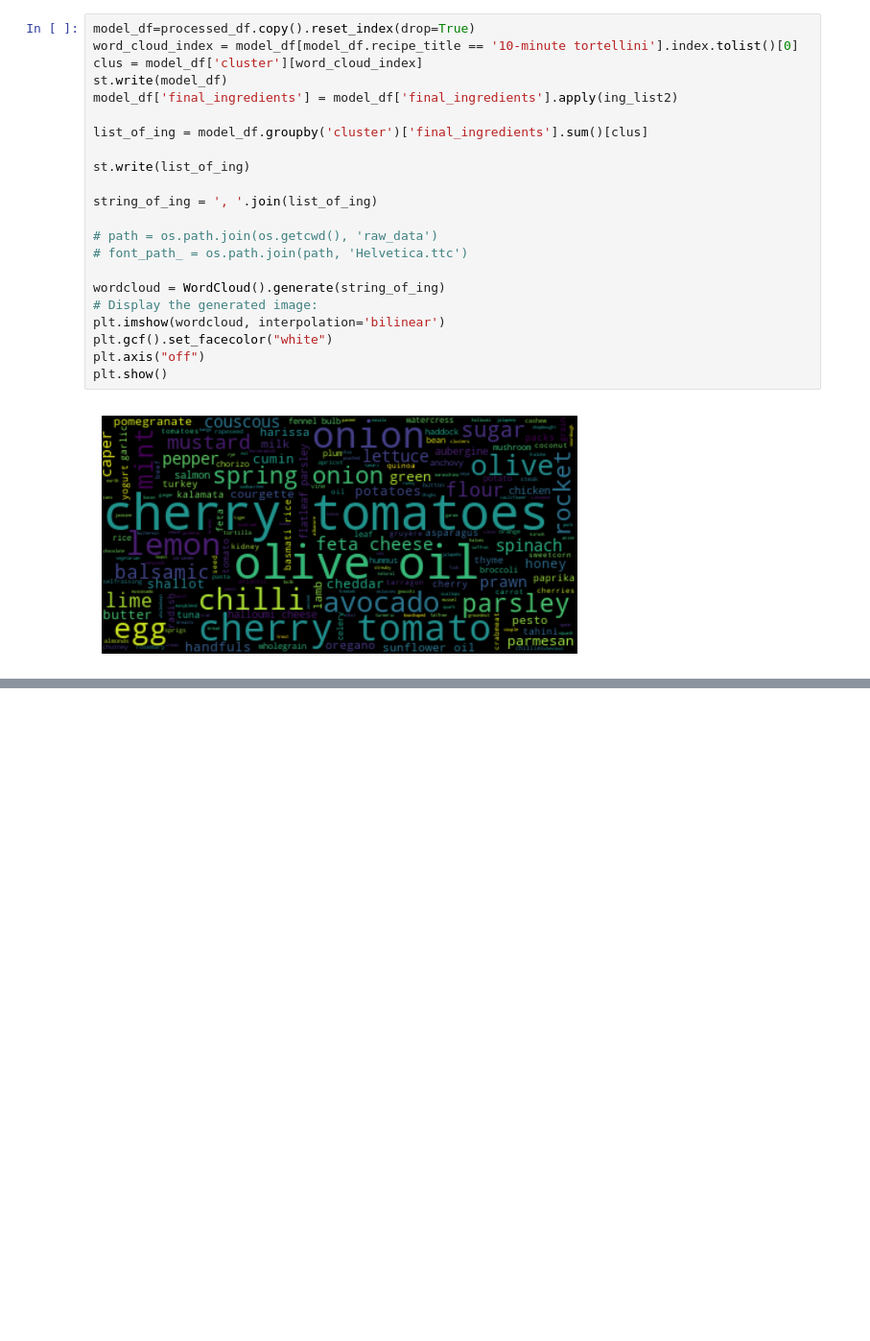
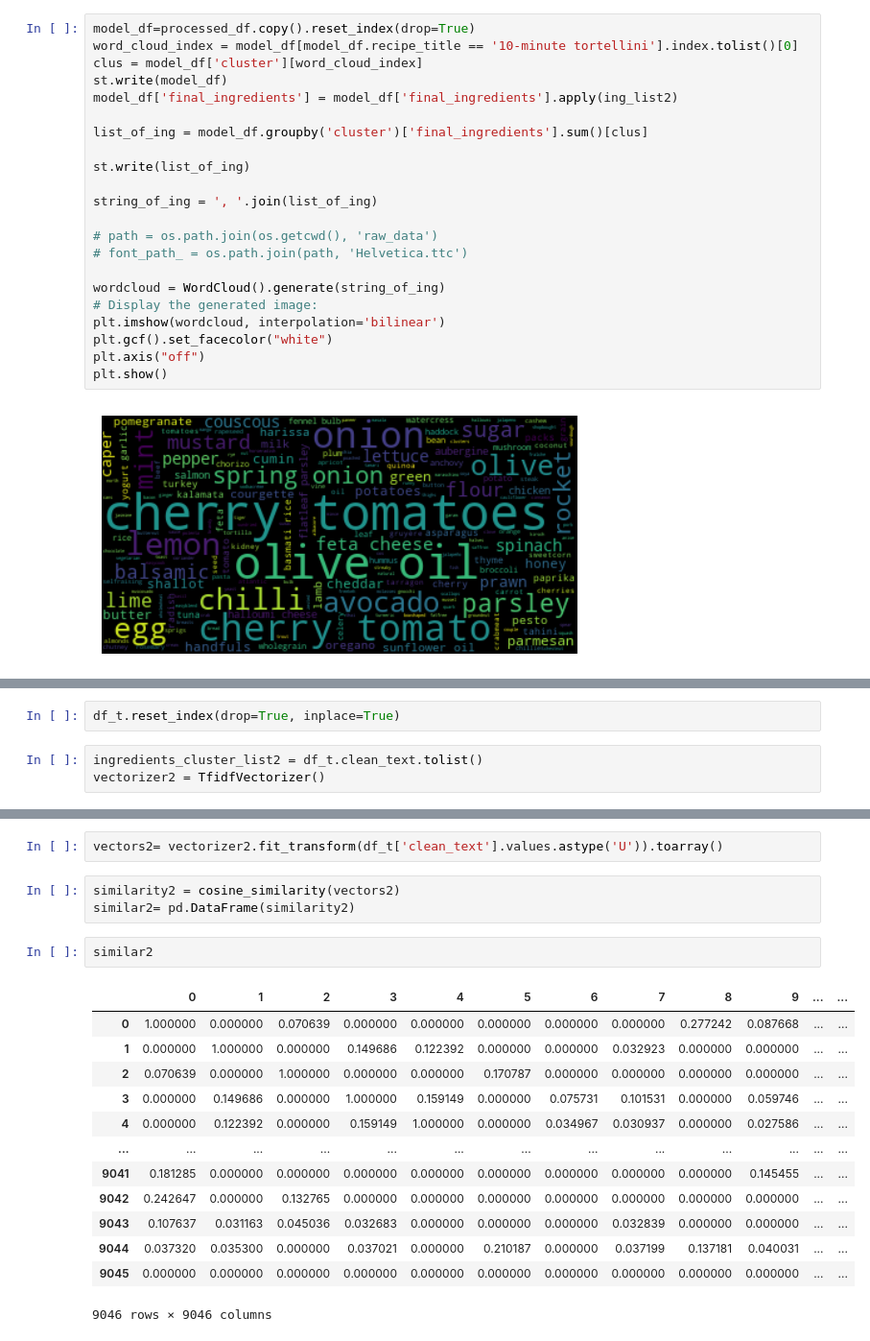
Before and after one commit to camillemolen/replenish_streamlit, a Jupyter notebook: Untitled.ipynb, the cells around one changed output, grey strips where cells are left out. Shown at 96% size. Saved outputs shown, nothing was run; the diff lists cells and outputs as text; blank space fills up the shorter version.

```diff
--- a/Untitled.ipynb
+++ b/Untitled.ipynb
@@ -114,0 +103,5 @@ df.tail(10)
+# %%
+df_t.reset_index(drop=True, inplace=True)
+# %%
+ingredients_cluster_list2 = df_t.clean_text.tolist()
+vectorizer2 = TfidfVectorizer()
@@ -114,0 +116,21 @@ df.tail(10)
+# %%
+vectors2= vectorizer2.fit_transform(df_t['clean_text'].values.astype('U')).toarray()
+# %%
+similarity2 = cosine_similarity(vectors2)
+similar2= pd.DataFrame(similarity2)
+# %%
+similar2
+# %% [output]
+|  | 0 | 1 | 2 | 3 | 4 | 5 | 6 | 7 | 8 | 9 | ... | ... |
+| 0 | 1.000000 | 0.000000 | 0.070639 | 0.000000 | 0.000000 | 0.000000 | 0.000000 | 0.000000 | 0.277242 | 0.087668 | ... | ... |
+| 1 | 0.000000 | 1.000000 | 0.000000 | 0.149686 | 0.122392 | 0.000000 | 0.000000 | 0.032923 | 0.000000 | 0.000000 | ... | ... |
+| 2 | 0.070639 | 0.000000 | 1.000000 | 0.000000 | 0.000000 | 0.170787 | 0.000000 | 0.000000 | 0.000000 | 0.000000 | ... | ... |
+| 3 | 0.000000 | 0.149686 | 0.000000 | 1.000000 | 0.159149 | 0.000000 | 0.075731 | 0.101531 | 0.000000 | 0.059746 | ... | ... |
+| 4 | 0.000000 | 0.122392 | 0.000000 | 0.159149 | 1.000000 | 0.000000 | 0.034967 | 0.030937 | 0.000000 | 0.027586 | ... | ... |
+| ... | ... | ... | ... | ... | ... | ... | ... | ... | ... | ... | ... | ... |
+| 9041 | 0.181285 | 0.000000 | 0.000000 | 0.000000 | 0.000000 | 0.000000 | 0.000000 | 0.000000 | 0.000000 | 0.145455 | ... | ... |
+| 9042 | 0.242647 | 0.000000 | 0.132765 | 0.000000 | 0.000000 | 0.000000 | 0.000000 | 0.000000 | 0.000000 | 0.000000 | ... | ... |
+| 9043 | 0.107637 | 0.031163 | 0.045036 | 0.032683 | 0.000000 | 0.000000 | 0.000000 | 0.032839 | 0.000000 | 0.000000 | ... | ... |
+| 9044 | 0.037320 | 0.035300 | 0.000000 | 0.037021 | 0.000000 | 0.210187 | 0.000000 | 0.037199 | 0.137181 | 0.040031 | ... | ... |
+| 9045 | 0.000000 | 0.000000 | 0.000000 | 0.000000 | 0.000000 | 0.000000 | 0.000000 | 0.000000 | 0.000000 | 0.000000 | ... | ... |
+9046 rows × 9046 columns
```
Also changed, not shown: parts of 15 cells of this notebook, 1 other file.
